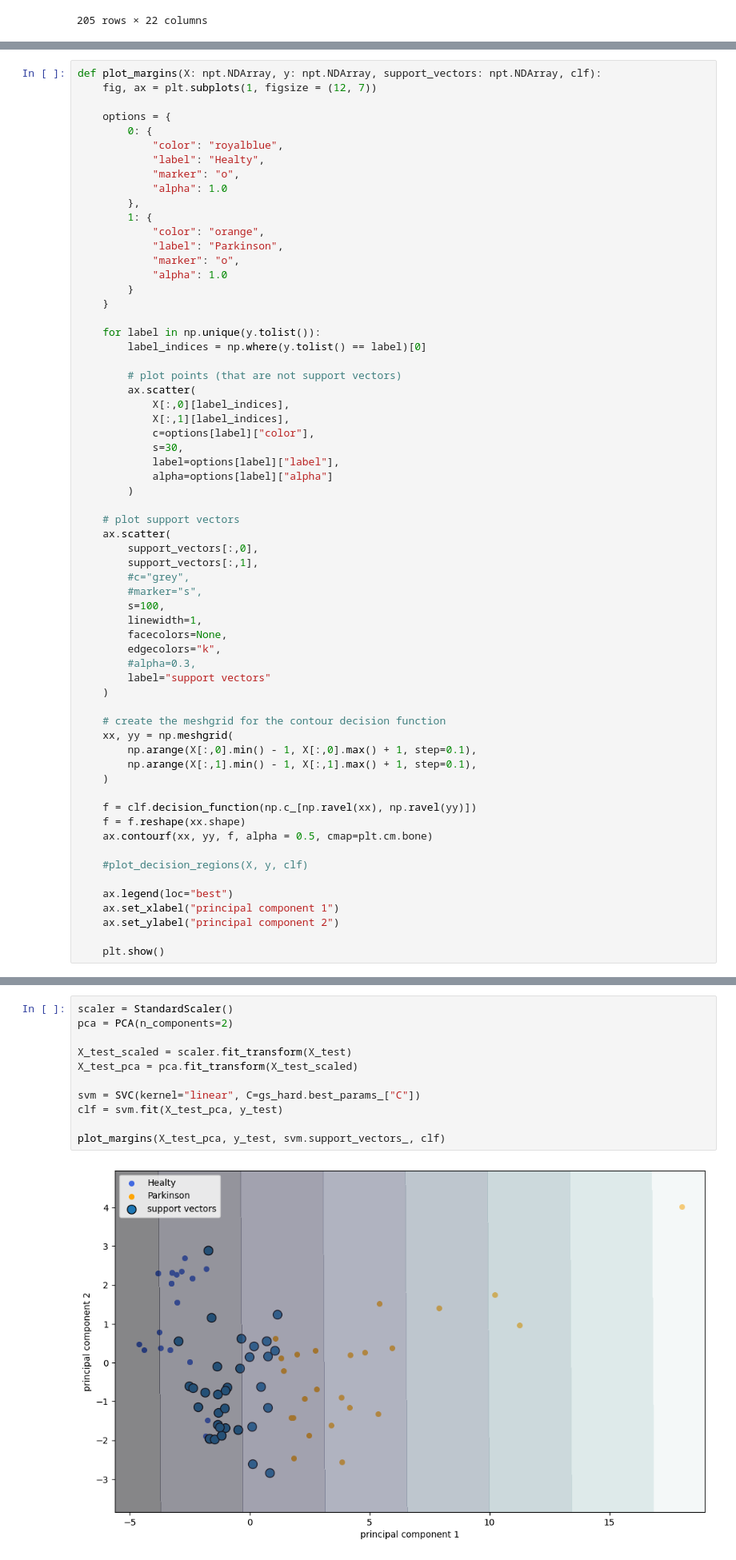
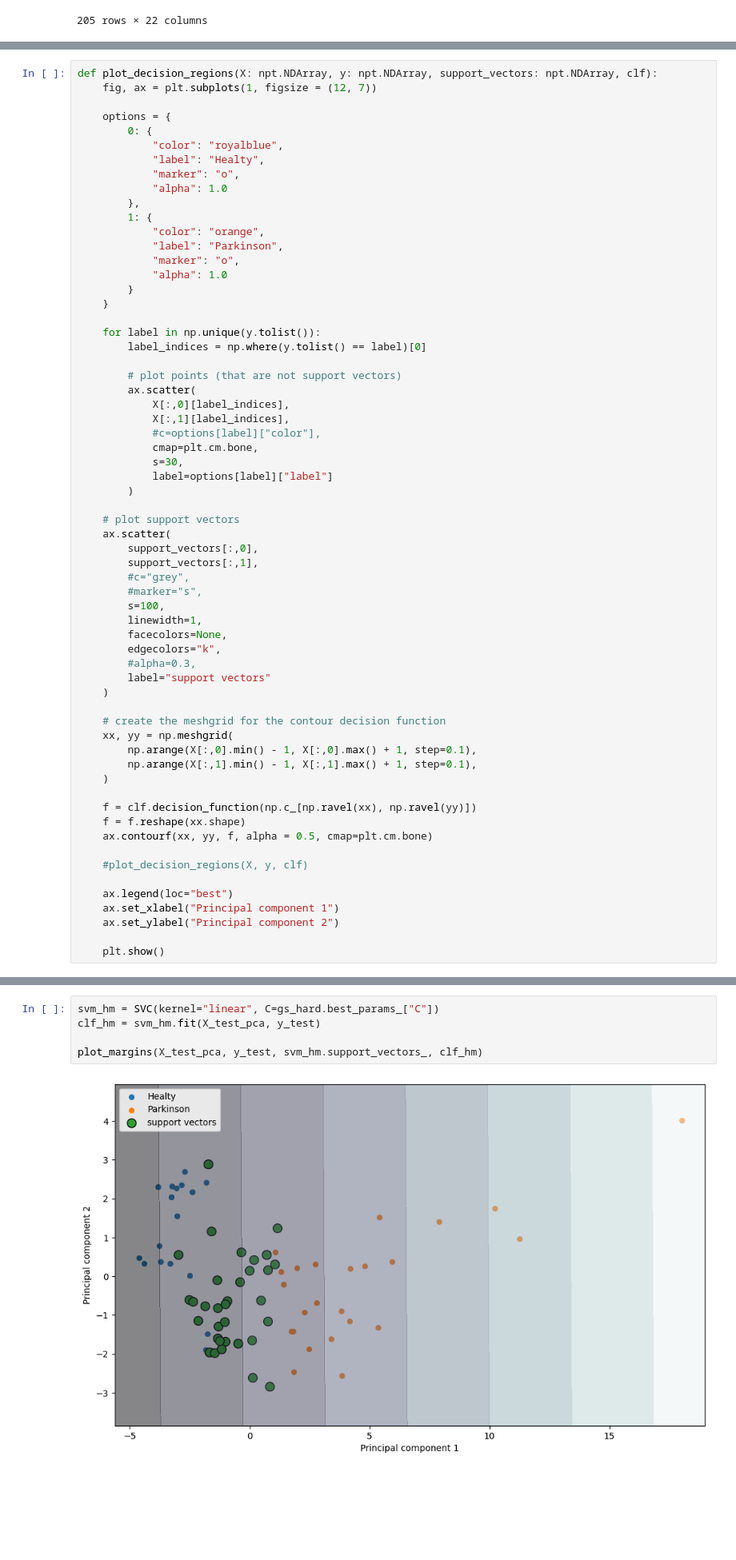
Before and after one commit to Mathieu-R/ldats2470-project, a Jupyter notebook: ldats2470.ipynb, the cells around one changed output, grey strips where cells are left out. Shown at 80% size. Saved outputs shown, nothing was run; the diff lists cells and outputs as text; blank space fills up the shorter version.

```diff
--- a/ldats2470.ipynb
+++ b/ldats2470.ipynb
@@ -126,5 +201,5 @@ def plot_data(X: npt.NDArray, y: npt.NDArray):
 # %%
-def plot_margins(X: npt.NDArray, y: npt.NDArray, support_vectors: npt.NDArray, clf):
+def plot_decision_regions(X: npt.NDArray, y: npt.NDArray, support_vectors: npt.NDArray, clf):
 	fig, ax = plt.subplots(1, figsize = (12, 7))
 
 	options = {
@@ -149,10 +224,10 @@ def plot_margins(X: npt.NDArray, y: npt.NDArray, support_vectors: npt.NDArray, c
 		ax.scatter(
 			X[:,0][label_indices],
 			X[:,1][label_indices],
-			c=options[label]["color"],
+			#c=options[label]["color"],
+			cmap=plt.cm.bone,
 			s=30,
-			label=options[label]["label"],
-			alpha=options[label]["alpha"]
+			label=options[label]["label"]
 		)
 
 	# plot support vectors
@@ -182,8 +257,8 @@ def plot_margins(X: npt.NDArray, y: npt.NDArray, support_vectors: npt.NDArray, c
 	#plot_decision_regions(X, y, clf)
 
 	ax.legend(loc="best")
-	ax.set_xlabel("principal component 1")
-	ax.set_ylabel("principal component 2")
+	ax.set_xlabel("Principal component 1")
+	ax.set_ylabel("Principal component 2")
 
 	plt.show()
 # %%
@@ -259,13 +339,7 @@ best params: {'C': 11.5}
 # %%
-scaler = StandardScaler()
-pca = PCA(n_components=2)
+svm_hm = SVC(kernel="linear", C=gs_hard.best_params_["C"])
+clf_hm = svm_hm.fit(X_test_pca, y_test)
 
-X_test_scaled = scaler.fit_transform(X_test)
-X_test_pca = pca.fit_transform(X_test_scaled)
-
-svm = SVC(kernel="linear", C=gs_hard.best_params_["C"])
-clf = svm.fit(X_test_pca, y_test)
-
-plot_margins(X_test_pca, y_test, svm.support_vectors_, clf)
+plot_margins(X_test_pca, y_test, svm_hm.support_vectors_, clf_hm)
 # %% [output]
-[figure, old version]
+[figure, new version]
```
Also changed, not shown: parts of 31 cells of this notebook, 1 other file.
